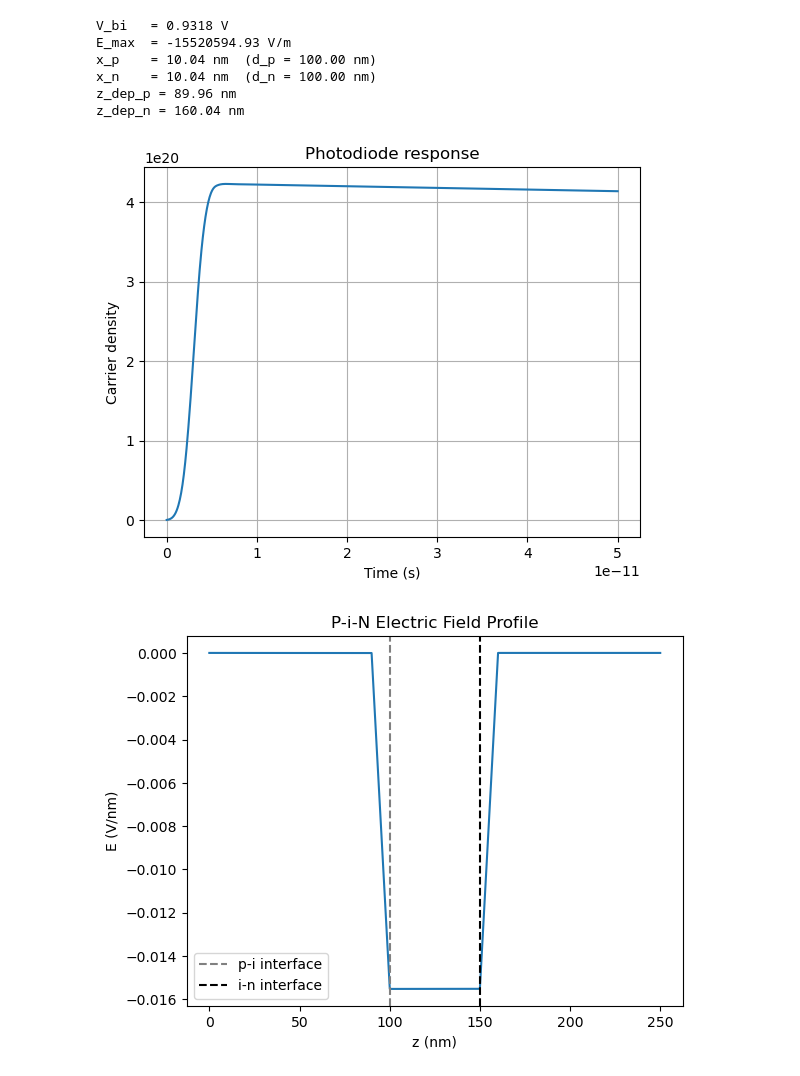
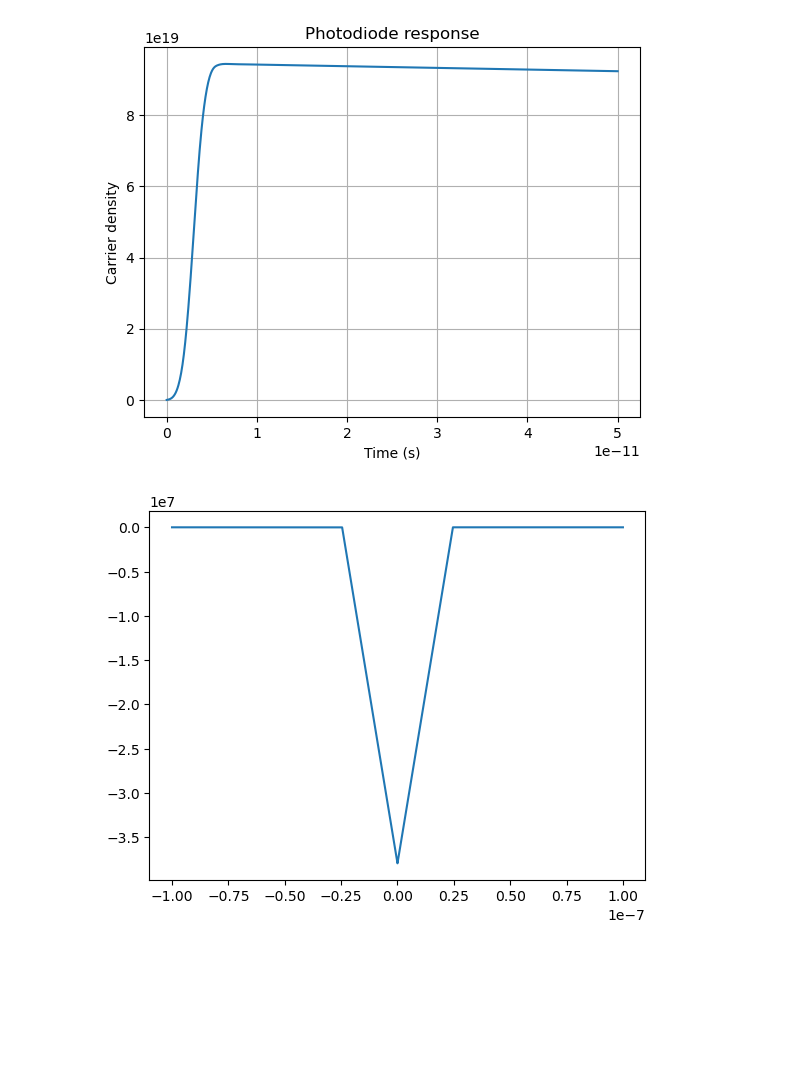
Before and after one commit to RJ-TUe/photodiode, a Jupyter notebook: photodiode_model/_main.ipynb, the cells around one changed output. Cells and saved outputs as stored; diff of their text form; code cells hidden in the pictures; blank space fills up the shorter version.

Commit message:
Added mesh as a property of the device itself. Computes E_field, rho, and V as with depletion approximation. No time effects included, just steady state

```diff
--- a/photodiode_model/_main.ipynb
+++ b/photodiode_model/_main.ipynb
@@ -40,7 +47,7 @@ from electrical_field import electric_field
 
 # Class imports
 from light_source import LightSource
-from device import PINJunction
+from device import PINJunction, PNJunction
 
 # input paramaeters
 P_mW = 1.0
@@ -60,6 +67,7 @@ envelope  = np.exp(-((t_pulse - t0)**2) / (2 * tau_pulse**2))
 # CW source
 cw_source = LightSource(P=P, lam=lam, bandwidth=0, area=A, mode='cw')
 PIN = PINJunction(100e-9, 50e-9, 100e-9, 1e24, 1e24)
+PN = PNJunction(100e-9, 100e-9, 1e24, 1e24)
 
 # pulsed source
 pulsed_source = LightSource(
@@ -67,55 +75,37 @@ pulsed_source = LightSource(
     lam       = lam,
     bandwidth = 0,
     area      = A,
     mode      = 'pulsed',
     pulse_t   = t_pulse,
     pulse_env = envelope,
 )
 
 # Main eval folder
 def dn_dt(t, n):
     alpha = absorbance(pulsed_source.lam, model="beer_lambert", alpha_0=1e6)
     qe = eta(pulsed_source.lam, model='unity')
     phi   = flux(pulsed_source, t, model='monochromatic')
-    G_z   = generation_rate(z, qe, alpha, phi, model="beer_lambert")
-    G_avg = np.trapezoid(G_z, z) / PIN.d_i
+    G_z   = generation_rate(PN.mesh, qe, alpha, phi, model="beer_lambert")
+    G_avg = np.trapezoid(G_z, PN.mesh) / PN.d
     return G_avg - n / tau
 
 # evaluation parameters
 t_span = (0, 50e-12)
 t_eval = np.linspace(0, 50e-12, 1000)
-z = np.linspace(0, PIN.d, 5000)
 
 if __name__ == "__main__":
     sol = sci.integrate.solve_ivp(
     dn_dt, t_span, [0],
     t_eval  = t_eval,
     )
-
     plt.plot(sol.t, sol.y[0])
     plt.xlabel("Time (s)")
     plt.ylabel("Carrier density")
     plt.title("Photodiode response")
     plt.grid()
-
-plt.figure()
-
-z = np.linspace(0, PIN.d, 50000)
-E = electric_field(z, PIN, model="depletion")
-plt.plot(z * 1e9, E * 1e-9)
-plt.axvline(PIN.z_p * 1e9, color='gray', linestyle='--', label='p-i interface')
-plt.axvline(PIN.z_i * 1e9, color='black', linestyle='--', label='i-n interface')
-plt.xlabel("z (nm)")
-plt.ylabel("E (V/nm)")
-plt.title("P-i-N Electric Field Profile")
-plt.legend()
-plt.show()
+    E,rho,V = electric_field(PN, model='depletion')
+    plt.figure()
+    plt.plot(PN.mesh, E)
 # %% [output]
-V_bi   = 0.9318 V
-E_max  = -15520594.93 V/m
-x_p    = 10.04 nm  (d_p = 100.00 nm)
-x_n    = 10.04 nm  (d_n = 100.00 nm)
-z_dep_p = 89.96 nm
-z_dep_n = 160.04 nm
-[figure, old version]
+[figure, new version]
-[figure, old version]
+[figure, new version]
```
Also changed, not shown: parts of 1 cell of this notebook, 2 other files.
